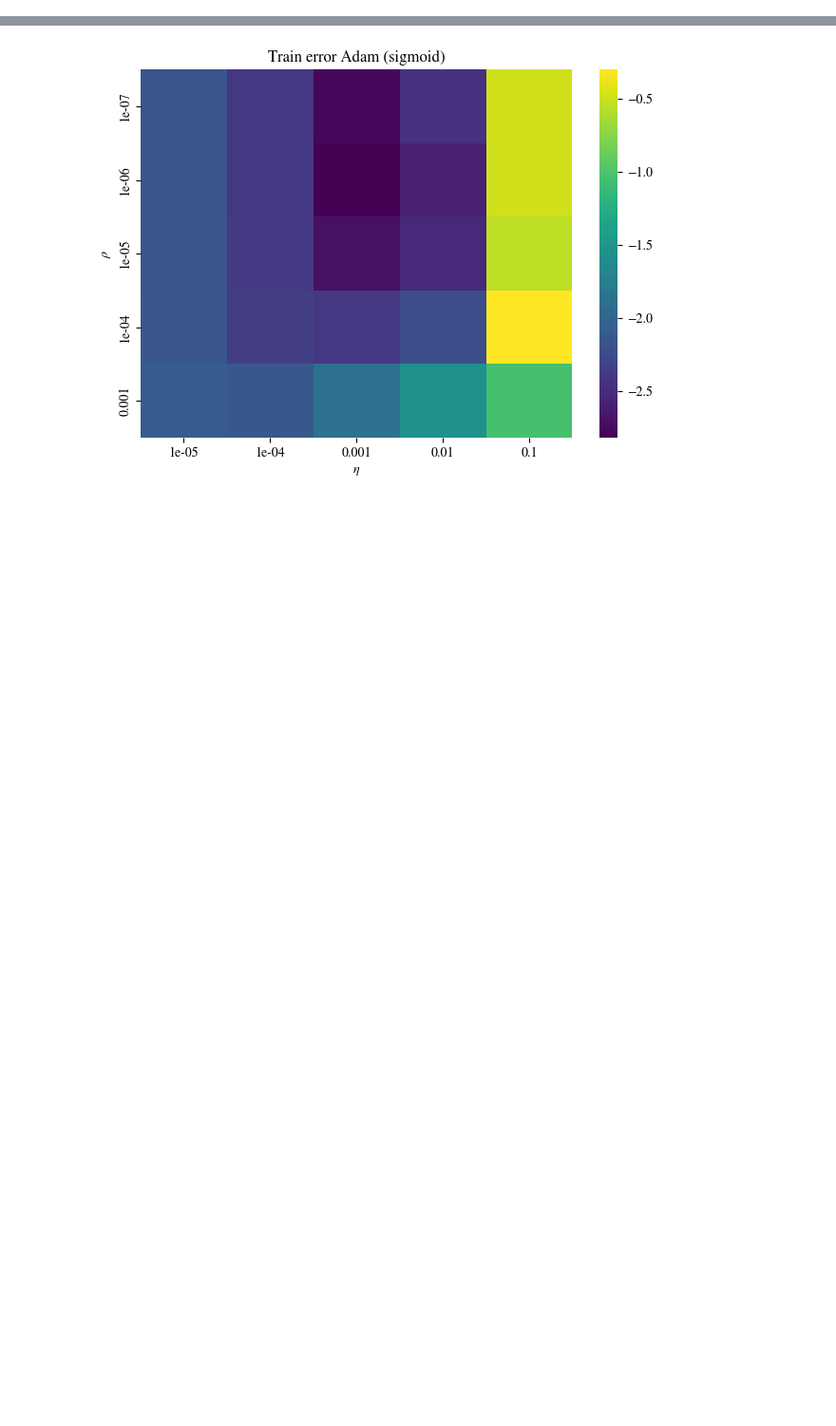
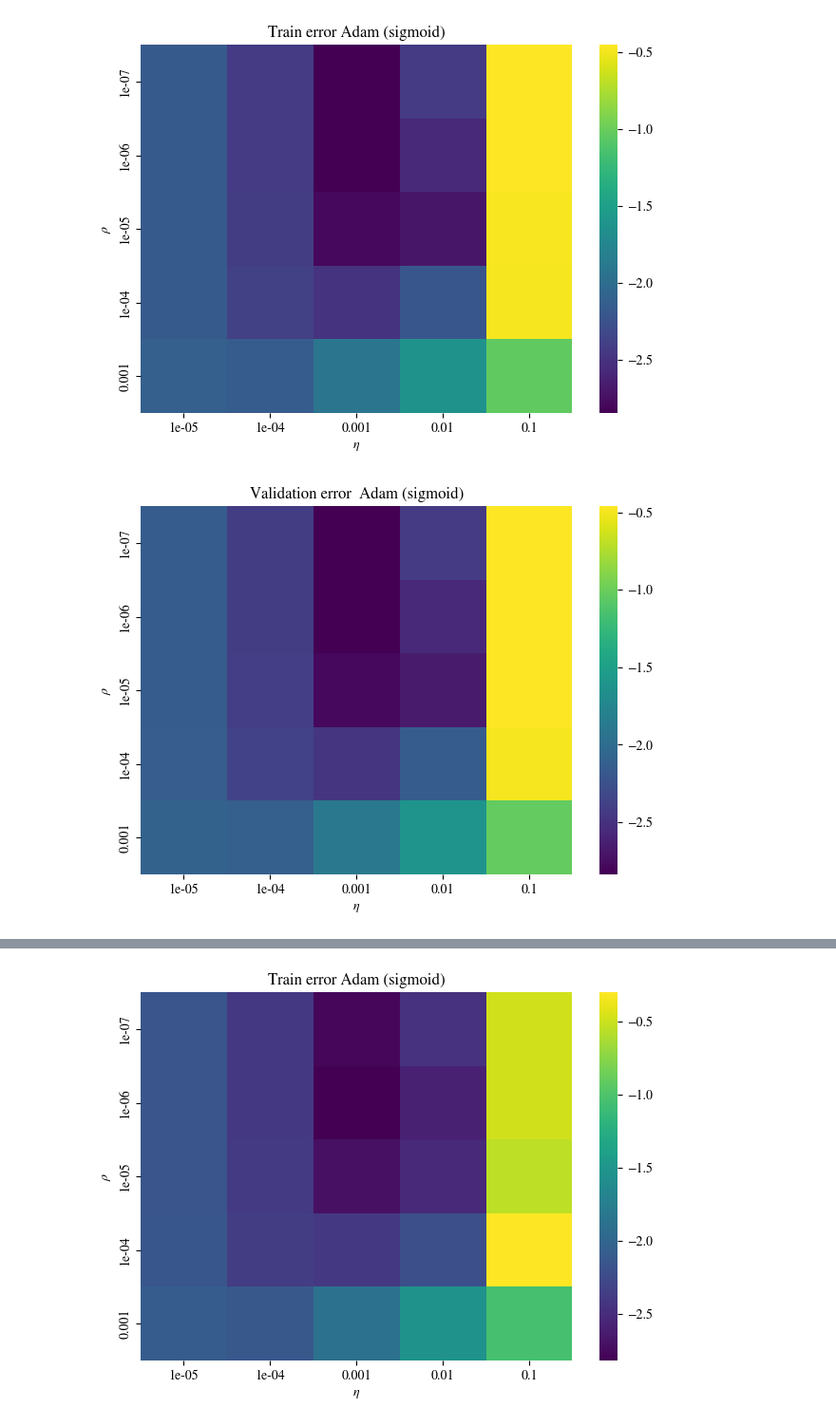
Before and after one commit to augustfe/FYSSTK, a Jupyter notebook: Project2/src/jupyter_analysis/franke_regression_analysis.ipynb, the cells around one changed output, grey strips where cells are left out. Shown at 95% size. Drawn from its saved outputs; the diff is of its cells as text; code cells hidden in the pictures; blank space fills up the shorter version.

Commit message:
Finished heatmaps

```diff
--- a/Project2/src/jupyter_analysis/franke_regression_analysis.ipynb
+++ b/Project2/src/jupyter_analysis/franke_regression_analysis.ipynb
@@ -20,7 +20,8 @@ def FrankeFunction(x: np.ndarray, y: np.ndarray) -> np.ndarray:
         (np.array) values in z direction
     """
 
-    term1 = 0.75 * np.exp(-(0.25 * (9 * x - 2) ** 2) - 0.25 * ((9 * y - 2) ** 2))
+    term1 = 0.75 * np.exp(-(0.25 * (9 * x - 2) ** 2) -
+                          0.25 * ((9 * y - 2) ** 2))
     term2 = 0.75 * np.exp(-((9 * x + 1) ** 2) / 49.0 - 0.1 * (9 * y + 1))
     term3 = 0.5 * np.exp(-((9 * x - 7) ** 2) / 4.0 - 0.25 * ((9 * y - 3) ** 2))
     term4 = -0.2 * np.exp(-((9 * x - 4) ** 2) - (9 * y - 7) ** 2)
@@ -153,3 +157,35 @@ def create_heatmaps(
         figsPath=schedulePath,
         saveName=f"{funcName.lower()}_validation_error_heatmap",
     )
+# %%
+def do_stuff(low_lmbda, high_lmbda, eta_arr, scheduler, func):
+    count = high_lmbda - low_lmbda + 1
+    if count > 6:
+        print(
+            f"WARNING: Attempting to run with {count} lambdas. This may take a while."
+        )
+    lmbda_arr = np.logspace(low_lmbda, high_lmbda, high_lmbda - low_lmbda + 1)
+    train_res, validation_res = generate_results(
+        lmbda_arr, eta_arr, scheduler, func)
+    create_heatmaps(
+        train_res,
+        validation_res,
+        scheduler.__class__.__name__.title(),
+        func.__name__,
+        lmbda_arr,
+        eta_arr,
+    )
+# %%
+# Adam passes:
+from Schedules import Adam
+from Activators import sigmoid, ReLU, LRELU
+
+low_arr = [-7, -5, -5]
+high_arr = [-3, -1, -1]
+eta_arr = np.logspace(-5, -1, 5)
+funcs = [sigmoid, ReLU, LRELU]
+for low, high, func in zip(low_arr, high_arr, funcs):
+    do_stuff(low, high, eta_arr, Adam(0, 0.9, 0.999), func)
+# %% [output]
+[figure, added]
+[figure, added]
```
Also changed, not shown: parts of 17 cells of this notebook, 39 other files.
